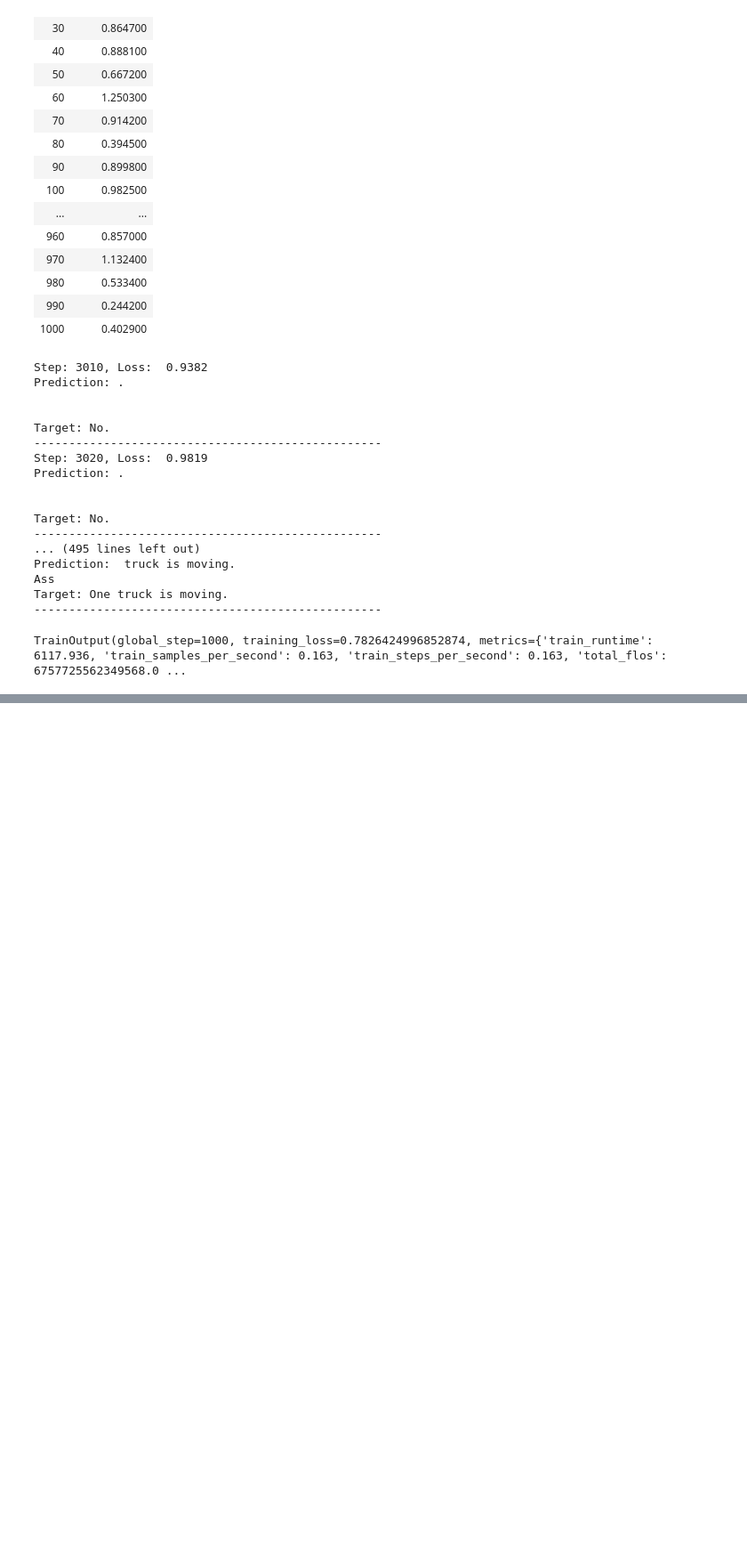
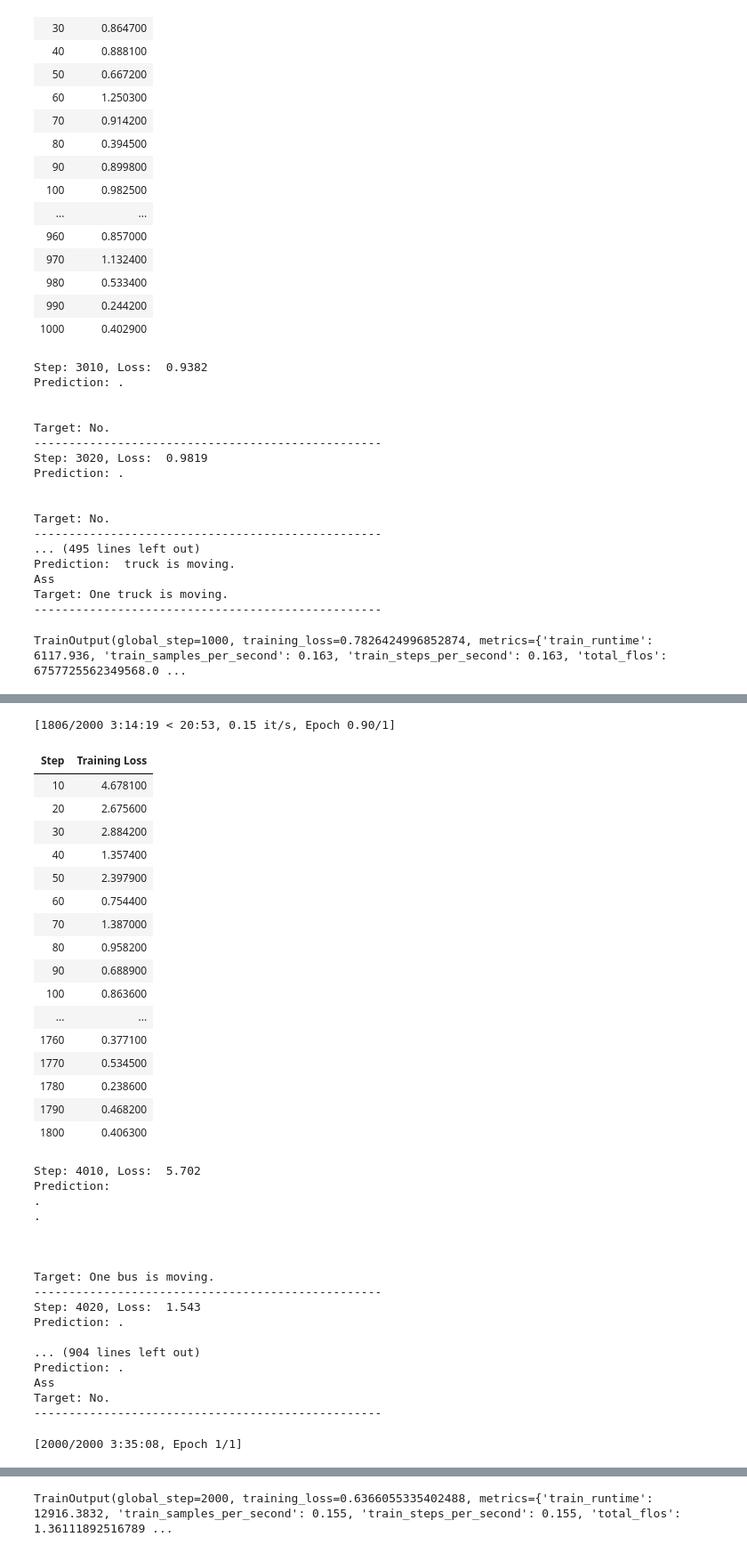
Before and after one commit to MehdiJmlkh/Large-Language-Models-Course-Project, a Jupyter notebook: main.ipynb, the cells around one changed output, grey strips where cells are left out. Shown at 89% size. Saved outputs shown, nothing was run; the diff lists cells and outputs as text; code cells hidden in the pictures; blank space fills up the shorter version.

Commit message:
Fine-tune steps 4001 to 6000

```diff
--- a/main.ipynb
+++ b/main.ipynb
@@ -71,7 +71,7 @@ class DriveLM:
         return len(self.drive_lm)
 
 splits = ["train"]
-dataset = {split: DriveLM(drive_lm[split].select(range(3000, 4000)), nuscenes[split]) for split in splits}
+dataset = {split: DriveLM(drive_lm[split].select(range(4000, 6000)), nuscenes[split]) for split in splits}
 # %%
 # from PIL import Image
 
@@ -478,7 +478,7 @@ from transformers.trainer import _is_peft_model
 from transformers.models.auto.modeling_auto import MODEL_FOR_CAUSAL_LM_MAPPING_NAMES
 
 class OutputDisplayTrainer(Trainer):
-    global_step = 3001
+    global_step = 4001
     logging_steps = logging_steps
     def compute_loss(
         self,
@@ -802,3 +802,6 @@ Ass
 Target: One truck is moving.
 --------------------------------------------------
 TrainOutput(global_step=1000, training_loss=0.7826424996852874, metrics={'train_runtime': 6117.936, 'train_samples_per_second': 0.163, 'train_steps_per_second': 0.163, 'total_flos': 6757725562349568.0 ...
+# %%
+trainer.train()
+# %% [output]
@@ -804,0 +810,36 @@ TrainOutput(global_step=1000, training_loss=0.7826424996852874, metrics={'train_
+[1806/2000 3:14:19 < 20:53, 0.15 it/s, Epoch 0.90/1]
+| Step | Training Loss |
+| 10 | 4.678100 |
+| 20 | 2.675600 |
+| 30 | 2.884200 |
+| 40 | 1.357400 |
+| 50 | 2.397900 |
+| 60 | 0.754400 |
+| 70 | 1.387000 |
+| 80 | 0.958200 |
+| 90 | 0.688900 |
+| 100 | 0.863600 |
+| ... | ... |
+| 1760 | 0.377100 |
+| 1770 | 0.534500 |
+| 1780 | 0.238600 |
+| 1790 | 0.468200 |
+| 1800 | 0.406300 |
+Step: 4010, Loss:  5.702
+Prediction:
+.
+.
+
+
+
+Target: One bus is moving.
+--------------------------------------------------
+Step: 4020, Loss:  1.543
+Prediction: .
+
+... (904 lines left out)
+Prediction: .
+Ass
+Target: No.
+--------------------------------------------------
+[2000/2000 3:35:08, Epoch 1/1]
@@ -805,3 +880,4 @@ TrainOutput(global_step=1000, training_loss=0.7826424996852874, metrics={'train_
+TrainOutput(global_step=2000, training_loss=0.6366055335402488, metrics={'train_runtime': 12916.3832, 'train_samples_per_second': 0.155, 'train_steps_per_second': 0.155, 'total_flos': 1.36111892516789 ...
 # %%
 from huggingface_hub import login
 
```
Also changed, not shown: parts of 2 cells of this notebook.
